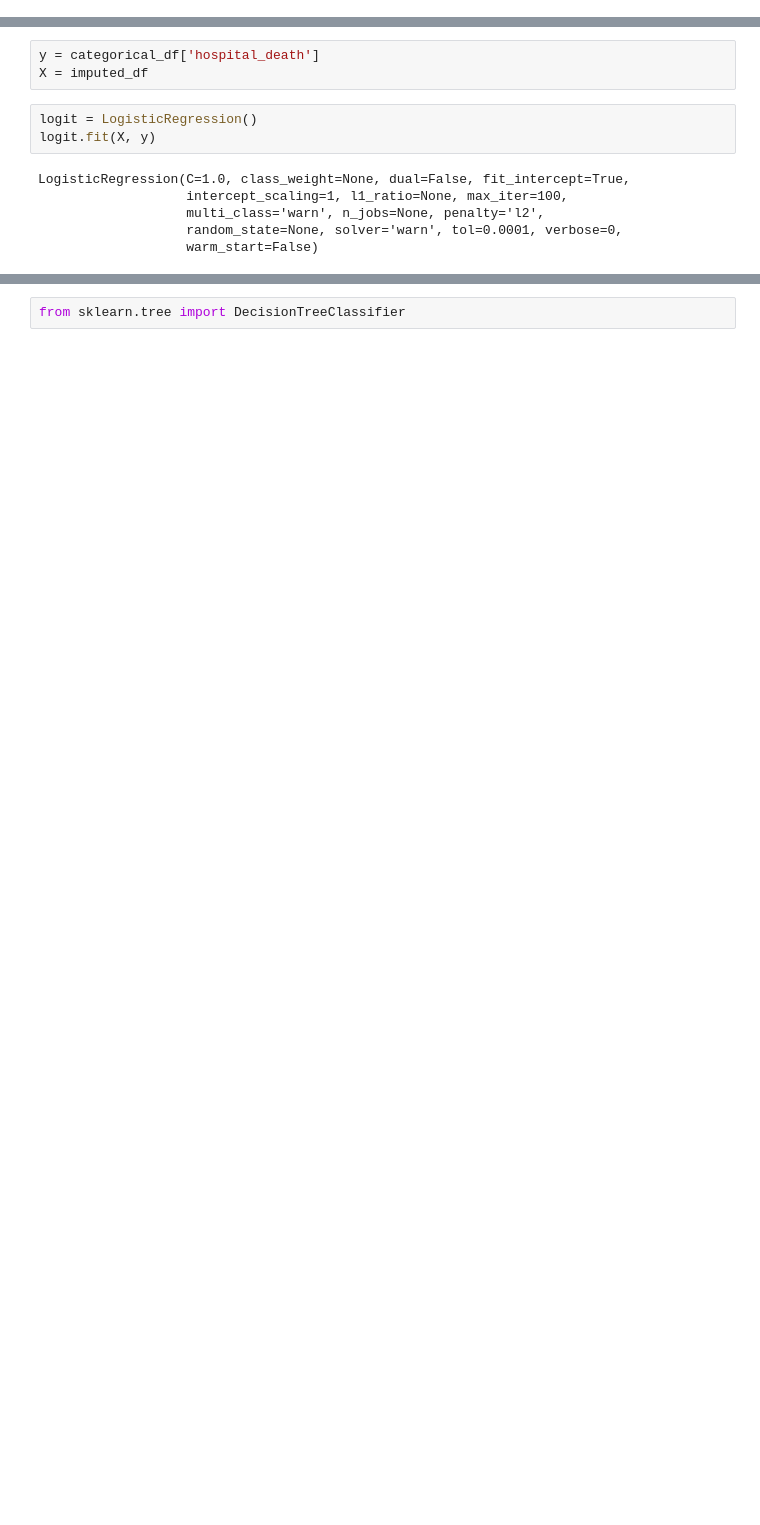
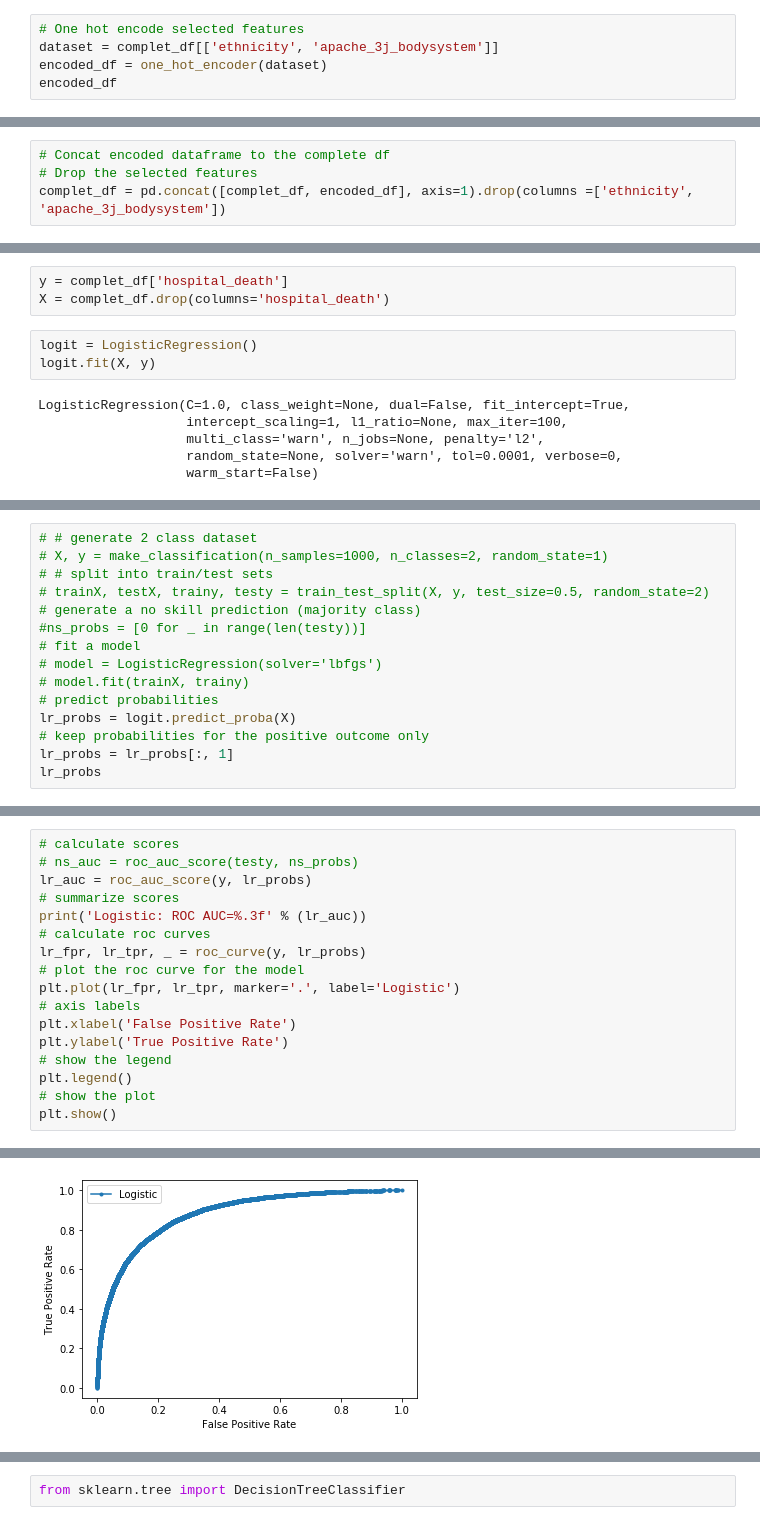
Before and after one commit to curie-capstone/predicting-patient-outcomes, a Jupyter notebook: allen/wrangling.ipynb, the cells around one changed output, grey strips where cells are left out. Cells and saved outputs as stored; diff of their text form; blank space fills up the shorter version.

```diff
--- a/allen/wrangling.ipynb
+++ b/allen/wrangling.ipynb
@@ -297,0 +441,5 @@ reduced_dim_df
+# %%
+# One hot encode selected features
+dataset = complet_df[['ethnicity', 'apache_3j_bodysystem']]
+encoded_df = one_hot_encoder(dataset)
+encoded_df
@@ -298,2 +460,6 @@ reduced_dim_df
+# %%
+# Concat encoded dataframe to the complete df
+# Drop the selected features
+complet_df = pd.concat([complet_df, encoded_df], axis=1).drop(columns =['ethnicity', 'apache_3j_bodysystem'])
 # %% [markdown]
 # Modeling
@@ -302,6 +478,6 @@ from sklearn.ensemble import RandomForestClassifier
 # %%
-y = categorical_df['hospital_death']
-X = imputed_df
+y = complet_df['hospital_death']
+X = complet_df.drop(columns='hospital_death')
 # %%
 logit = LogisticRegression()
 logit.fit(X, y)
@@ -317,0 +499,15 @@ logit.score(X, y)
+# %%
+# # generate 2 class dataset
+# X, y = make_classification(n_samples=1000, n_classes=2, random_state=1)
+# # split into train/test sets
+# trainX, testX, trainy, testy = train_test_split(X, y, test_size=0.5, random_state=2)
+# generate a no skill prediction (majority class)
+#ns_probs = [0 for _ in range(len(testy))]
+# fit a model
+# model = LogisticRegression(solver='lbfgs')
+# model.fit(trainX, trainy)
+# predict probabilities
+lr_probs = logit.predict_proba(X)
+# keep probabilities for the positive outcome only
+lr_probs = lr_probs[:, 1]
+lr_probs
@@ -317,0 +517,18 @@ logit.score(X, y)
+# %%
+# calculate scores
+# ns_auc = roc_auc_score(testy, ns_probs)
+lr_auc = roc_auc_score(y, lr_probs)
+# summarize scores
+print('Logistic: ROC AUC=%.3f' % (lr_auc))
+# calculate roc curves
+lr_fpr, lr_tpr, _ = roc_curve(y, lr_probs)
+# plot the roc curve for the model
+plt.plot(lr_fpr, lr_tpr, marker='.', label='Logistic')
+# axis labels
+plt.xlabel('False Positive Rate')
+plt.ylabel('True Positive Rate')
+# show the legend
+plt.legend()
+# show the plot
+plt.show()
+# %% [output]
@@ -317,0 +536 @@ logit.score(X, y)
+[figure, added]
```
Also changed, not shown: parts of 58 cells of this notebook.
